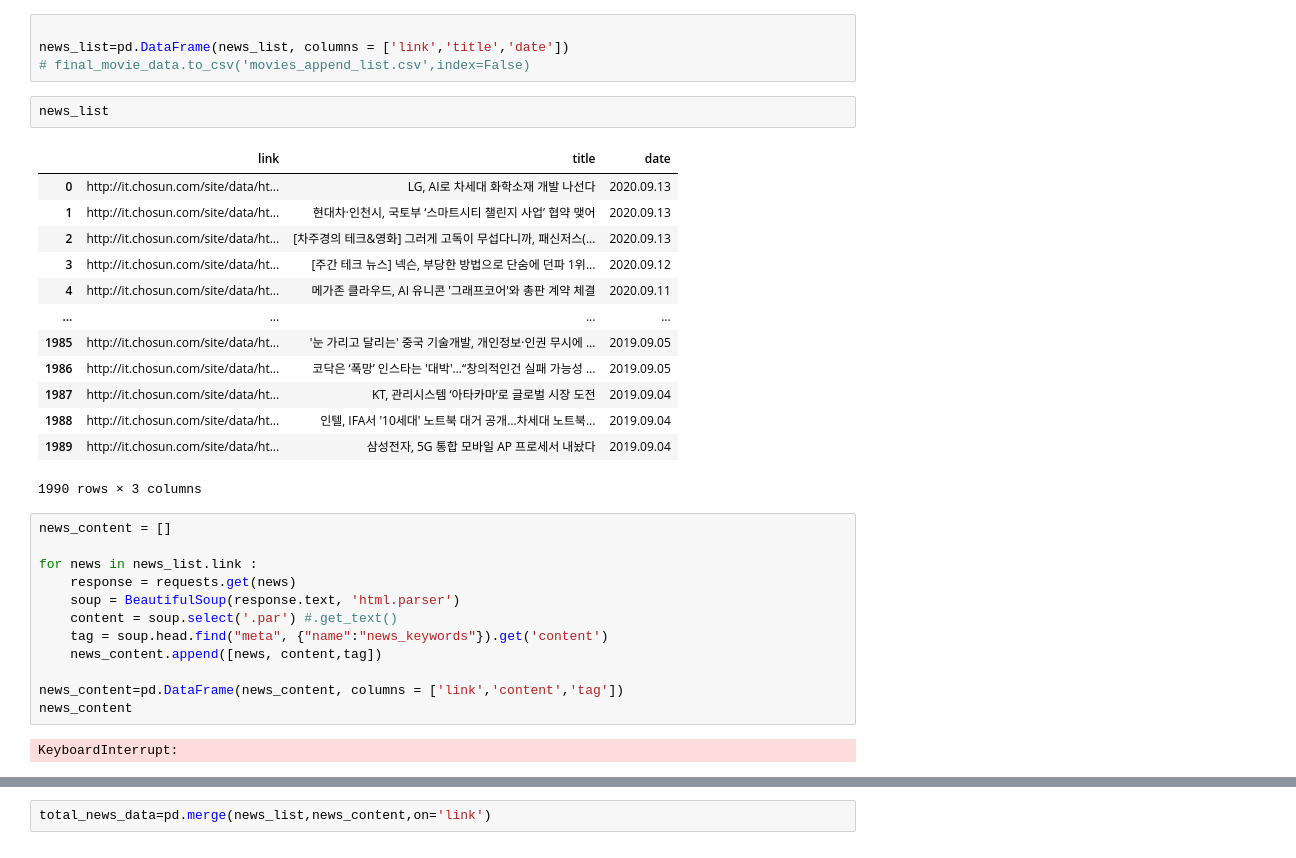
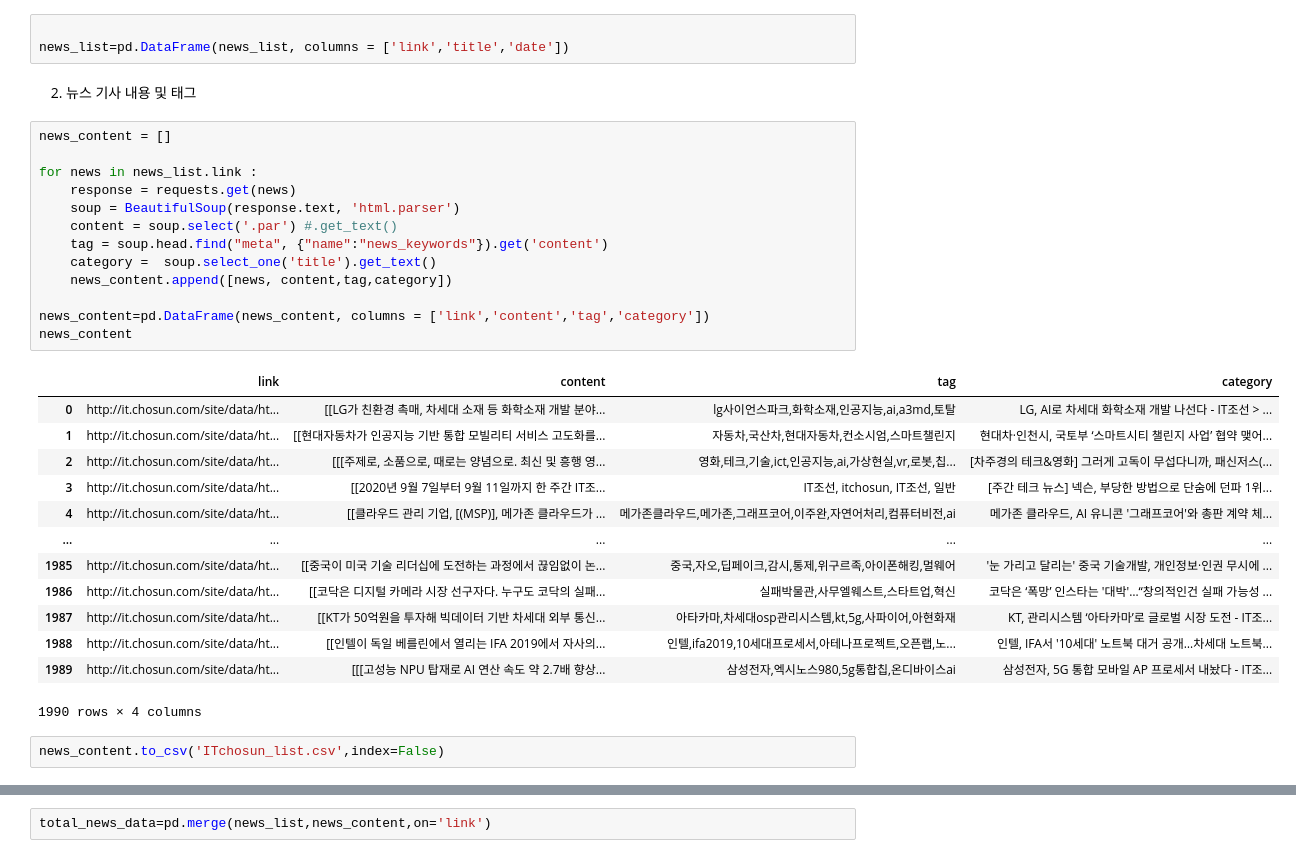
Before and after one commit to 5ohyun/Scraping, a Jupyter notebook: ITnews_scrap.ipynb, the cells around one changed output, grey strips where cells are left out. Saved outputs shown, nothing was run; the diff lists cells and outputs as text.

```diff
--- a/ITnews_scrap.ipynb
+++ b/ITnews_scrap.ipynb
@@ -40,34 +28,34 @@ for i in range(1,200):
 # %%
 
 news_list=pd.DataFrame(news_list, columns = ['link','title','date'])
-# final_movie_data.to_csv('movies_append_list.csv',index=False)
-# %%
-news_list
-# %% [output]
-|  | link | title | date |
-| 0 | http://it.chosun.com/site/data/ht... | LG, AI로 차세대 화학소재 개발 나선다 | 2020.09.13 |
-| 1 | http://it.chosun.com/site/data/ht... | 현대차·인천시, 국토부 ‘스마트시티 챌린지 사업’ 협약 맺어 | 2020.09.13 |
-| 2 | http://it.chosun.com/site/data/ht... | [차주경의 테크&영화] 그러게 고독이 무섭다니까, 패신저스(... | 2020.09.13 |
-| 3 | http://it.chosun.com/site/data/ht... | [주간 테크 뉴스] 넥슨, 부당한 방법으로 단숨에 던파 1위... | 2020.09.12 |
-| 4 | http://it.chosun.com/site/data/ht... | 메가존 클라우드, AI 유니콘 '그래프코어'와 총판 계약 체결 | 2020.09.11 |
-| ... | ... | ... | ... |
-| 1985 | http://it.chosun.com/site/data/ht... | '눈 가리고 달리는' 중국 기술개발, 개인정보·인권 무시에 ... | 2019.09.05 |
-| 1986 | http://it.chosun.com/site/data/ht... | 코닥은 ‘폭망’ 인스타는 '대박'…“창의적인건 실패 가능성 ... | 2019.09.05 |
-| 1987 | http://it.chosun.com/site/data/ht... | KT, 관리시스템 ‘아타카마’로 글로벌 시장 도전 | 2019.09.04 |
-| 1988 | http://it.chosun.com/site/data/ht... | 인텔, IFA서 '10세대' 노트북 대거 공개…차세대 노트북... | 2019.09.04 |
-| 1989 | http://it.chosun.com/site/data/ht... | 삼성전자, 5G 통합 모바일 AP 프로세서 내놨다 | 2019.09.04 |
-1990 rows × 3 columns
+# %% [markdown]
+2. 뉴스 기사 내용 및 태그
 # %%
 news_content = []
 
 for news in news_list.link :
     response = requests.get(news)
     soup = BeautifulSoup(response.text, 'html.parser')
     content = soup.select('.par') #.get_text()
     tag = soup.head.find("meta", {"name":"news_keywords"}).get('content')
-    news_content.append([news, content,tag])
+    category =  soup.select_one('title').get_text()
+    news_content.append([news, content,tag,category])
 
-news_content=pd.DataFrame(news_content, columns = ['link','content','tag'])
+news_content=pd.DataFrame(news_content, columns = ['link','content','tag','category'])
 news_content
 # %% [output]
+|  | link | content | tag | category |
+| 0 | http://it.chosun.com/site/data/ht... | [[LG가 친환경 촉매, 차세대 소재 등 화학소재 개발 분야... | lg사이언스파크,화학소재,인공지능,ai,a3md,토탈 | LG, AI로 차세대 화학소재 개발 나선다 - IT조선 > ... |
+| 1 | http://it.chosun.com/site/data/ht... | [[현대자동차가 인공지능 기반 통합 모빌리티 서비스 고도화를... | 자동차,국산차,현대자동차,컨소시엄,스마트챌린지 | 현대차·인천시, 국토부 ‘스마트시티 챌린지 사업’ 협약 맺어... |
+| 2 | http://it.chosun.com/site/data/ht... | [[[주제로, 소품으로, 때로는 양념으로. 최신 및 흥행 영... | 영화,테크,기술,ict,인공지능,ai,가상현실,vr,로봇,칩... | [차주경의 테크&영화] 그러게 고독이 무섭다니까, 패신저스(... |
+| 3 | http://it.chosun.com/site/data/ht... | [[2020년 9월 7일부터 9월 11일까지 한 주간 IT조... | IT조선, itchosun, IT조선, 일반 | [주간 테크 뉴스] 넥슨, 부당한 방법으로 단숨에 던파 1위... |
+| 4 | http://it.chosun.com/site/data/ht... | [[클라우드 관리 기업, [(MSP)], 메가존 클라우드가 ... | 메가존클라우드,메가존,그래프코어,이주완,자연어처리,컴퓨터비전,ai | 메가존 클라우드, AI 유니콘 '그래프코어'와 총판 계약 체... |
+| ... | ... | ... | ... | ... |
+| 1985 | http://it.chosun.com/site/data/ht... | [[중국이 미국 기술 리더십에 도전하는 과정에서 끊임없이 논... | 중국,자오,딥페이크,감시,통제,위구르족,아이폰해킹,멀웨어 | '눈 가리고 달리는' 중국 기술개발, 개인정보·인권 무시에 ... |
+| 1986 | http://it.chosun.com/site/data/ht... | [[코닥은 디지털 카메라 시장 선구자다. 누구도 코닥의 실패... | 실패박물관,사무엘웨스트,스타트업,혁신 | 코닥은 ‘폭망’ 인스타는 '대박'…“창의적인건 실패 가능성 ... |
+| 1987 | http://it.chosun.com/site/data/ht... | [[KT가 50억원을 투자해 빅데이터 기반 차세대 외부 통신... | 아타카마,차세대osp관리시스템,kt,5g,사파이어,아현화재 | KT, 관리시스템 ‘아타카마’로 글로벌 시장 도전 - IT조... |
+| 1988 | http://it.chosun.com/site/data/ht... | [[인텔이 독일 베를린에서 열리는 IFA 2019에서 자사의... | 인텔,ifa2019,10세대프로세서,아테나프로젝트,오픈랩,노... | 인텔, IFA서 '10세대' 노트북 대거 공개…차세대 노트북... |
+| 1989 | http://it.chosun.com/site/data/ht... | [[[고성능 NPU 탑재로 AI 연산 속도 약 2.7배 향상... | 삼성전자,엑시노스980,5g통합칩,온디바이스ai | 삼성전자, 5G 통합 모바일 AP 프로세서 내놨다 - IT조... |
-KeyboardInterrupt:
+1990 rows × 4 columns
+# %%
+news_content.to_csv('ITchosun_list.csv',index=False)
```
Also changed, not shown: parts of 13 cells of this notebook, 4 other files.
